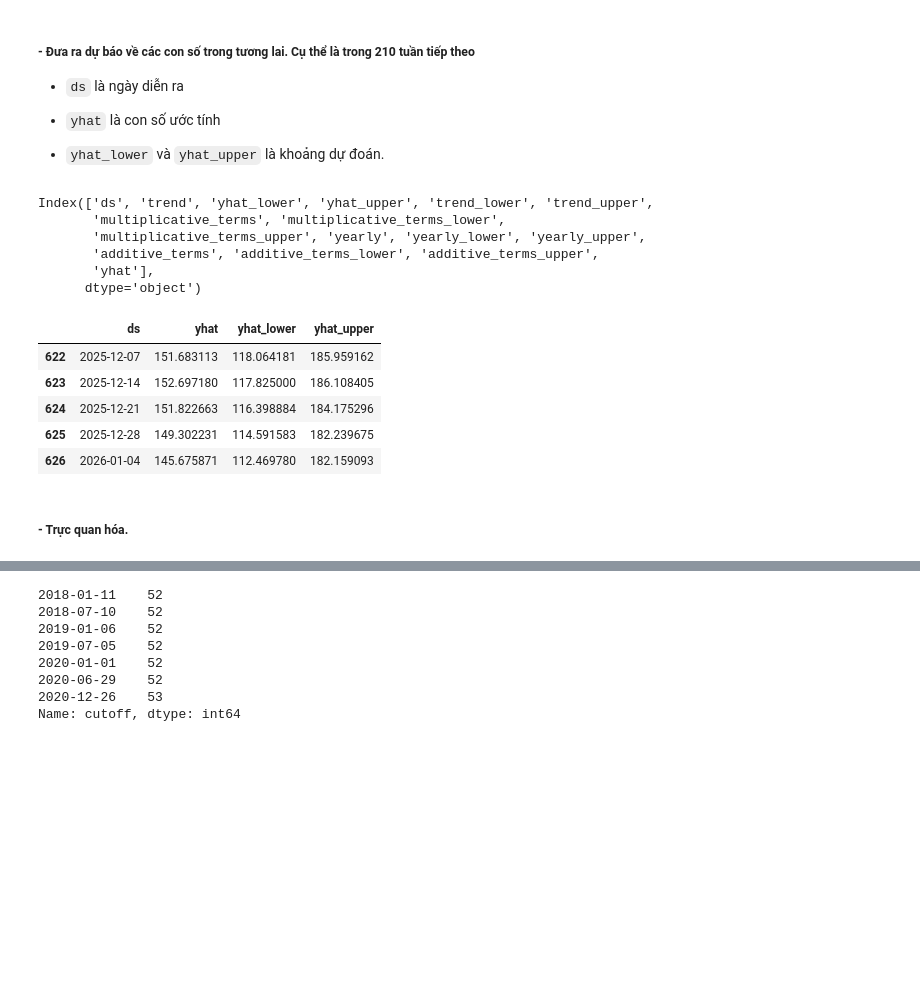
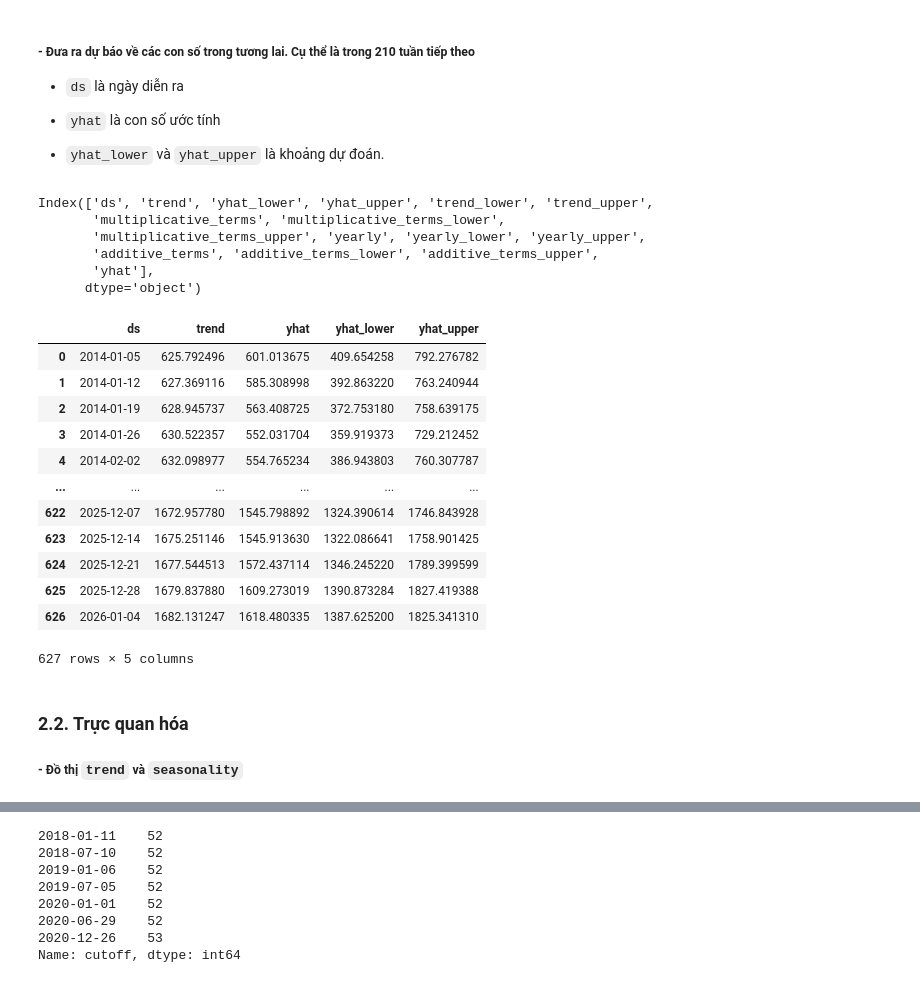
Before and after one commit to NgoDangQuang/KHDLUD, a Jupyter notebook: 1712888_18120526_18120527_19120633.ipynb, the cells around one changed output, grey strips where cells are left out. Drawn from its saved outputs; the diff is of its cells as text; code cells hidden in the pictures; blank space fills up the shorter version.

```diff
--- a/1712888_18120526_18120527_19120633.ipynb
+++ b/1712888_18120526_18120527_19120633.ipynb
@@ -131,5 +139,3 @@ True
-# %%
-df.drop_duplicates(keep='first',inplace=True)
 # %% [markdown]
 - Tên và kiểu dữ liệu của các trường sau khi bổ sung và chỉnh sửa.
 # %%
@@ -1020,11 +1020,10 @@ STATE
 # %% [markdown]
 - Thiệt hại về người từ các vụ xả súng (tính theo tuần).
 # %%
-state_df = df[df['State_Name'] == STATE].resample('W', on = 'Incident_Date').sum()
+#total_by_week = df[df['State_Name'] == STATE].resample('W', on = 'Incident_Date').sum()
+total_by_week = df[['Incident_Date', 'Total']].resample('W', on = 'Incident_Date').sum()
 
-state_df.reset_index(inplace = True)
+total_by_week.reset_index(inplace = True)
 
-state_df.drop(state_df.columns[[4, 5, 6]], axis = 1, inplace = True)
-
-state_df
+total_by_week
 # %% [output]
@@ -1044,8 +1043,8 @@ state_df
 # %% [markdown]
 - Xóa dòng cuối vì dữ liệu bị lấn sang năm 2022.
 # %%
-state_df = state_df[:-1]
+total_by_week = total_by_week[:-1]
 
-state_df.groupby('Incident_Date')['Total'].sum().plot(ylabel = "Count", figsize = (20, 10))
+total_by_week.groupby('Incident_Date')['Total'].sum().plot(ylabel = "Count", figsize = (20, 10))
 # %% [output]
 <Axes: xlabel='Incident_Date', ylabel='Count'>
@@ -1069,7 +1267,7 @@ from prophet.plot import plot_plotly, plot_components_plotly
 ##### - **Prophet** có thể hiểu như một mô hình API của sklearn. Bên cạnh đó, nó cũng hỗ trợ cho tính năng `fit` và `predict` model.
 ##### - Tham số đầu vào của **Prophet** luôn là một dataframe với 2 cột: `ds (datestamp)` và `y` là thuộc tính đại diện dạng numeric mà chúng ta muốn dự báo.
 # %%
-temp = state_df[['Incident_Date', 'Total']]
+temp = total_by_week[['Incident_Date', 'Total']]
 temp.rename(columns={'Total': 'y', 'Incident_Date': 'ds'}, inplace=True)
 model = Prophet(seasonality_mode='multiplicative')
 model.fit(temp)
@@ -1097,20 +1295,28 @@ INFO:cmdstanpy:Chain [1] done processing
 # %%
 future = model.make_future_dataframe(periods=210, freq='W')
 forecast = model.predict(future)
 print(forecast.columns)
-forecast[['ds', 'yhat', 'yhat_lower', 'yhat_upper']].tail()
+forecast[['ds', 'trend', 'yhat', 'yhat_lower', 'yhat_upper']]
 # %% [output]
 Index(['ds', 'trend', 'yhat_lower', 'yhat_upper', 'trend_lower', 'trend_upper',
        'multiplicative_terms', 'multiplicative_terms_lower',
        'multiplicative_terms_upper', 'yearly', 'yearly_lower', 'yearly_upper',
        'additive_terms', 'additive_terms_lower', 'additive_terms_upper',
        'yhat'],
       dtype='object')
-|  | ds | yhat | yhat_lower | yhat_upper |
-| 622 | 2025-12-07 | 151.683113 | 118.064181 | 185.959162 |
-| 623 | 2025-12-14 | 152.697180 | 117.825000 | 186.108405 |
-| 624 | 2025-12-21 | 151.822663 | 116.398884 | 184.175296 |
-| 625 | 2025-12-28 | 149.302231 | 114.591583 | 182.239675 |
-| 626 | 2026-01-04 | 145.675871 | 112.469780 | 182.159093 |
+|  | ds | trend | yhat | yhat_lower | yhat_upper |
+| 0 | 2014-01-05 | 625.792496 | 601.013675 | 409.654258 | 792.276782 |
+| 1 | 2014-01-12 | 627.369116 | 585.308998 | 392.863220 | 763.240944 |
+| 2 | 2014-01-19 | 628.945737 | 563.408725 | 372.753180 | 758.639175 |
+| 3 | 2014-01-26 | 630.522357 | 552.031704 | 359.919373 | 729.212452 |
+| 4 | 2014-02-02 | 632.098977 | 554.765234 | 386.943803 | 760.307787 |
+| ... | ... | ... | ... | ... | ... |
+| 622 | 2025-12-07 | 1672.957780 | 1545.798892 | 1324.390614 | 1746.843928 |
+| 623 | 2025-12-14 | 1675.251146 | 1545.913630 | 1322.086641 | 1758.901425 |
+| 624 | 2025-12-21 | 1677.544513 | 1572.437114 | 1346.245220 | 1789.399599 |
+| 625 | 2025-12-28 | 1679.837880 | 1609.273019 | 1390.873284 | 1827.419388 |
+| 626 | 2026-01-04 | 1682.131247 | 1618.480335 | 1387.625200 | 1825.341310 |
+627 rows × 5 columns
 # %% [markdown]
-##### - Trực quan hóa.
+### 2.2. Trực quan hóa
+##### - Đồ thị `trend` và `seasonality`
```
Also changed, not shown: parts of 55 cells of this notebook.
